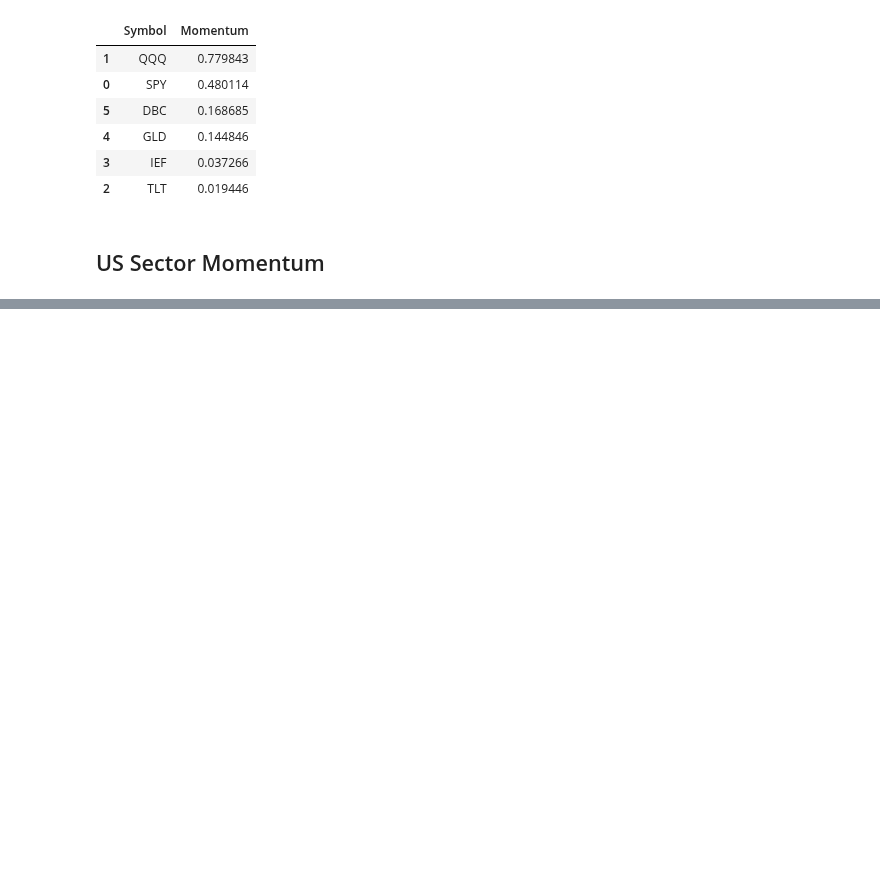
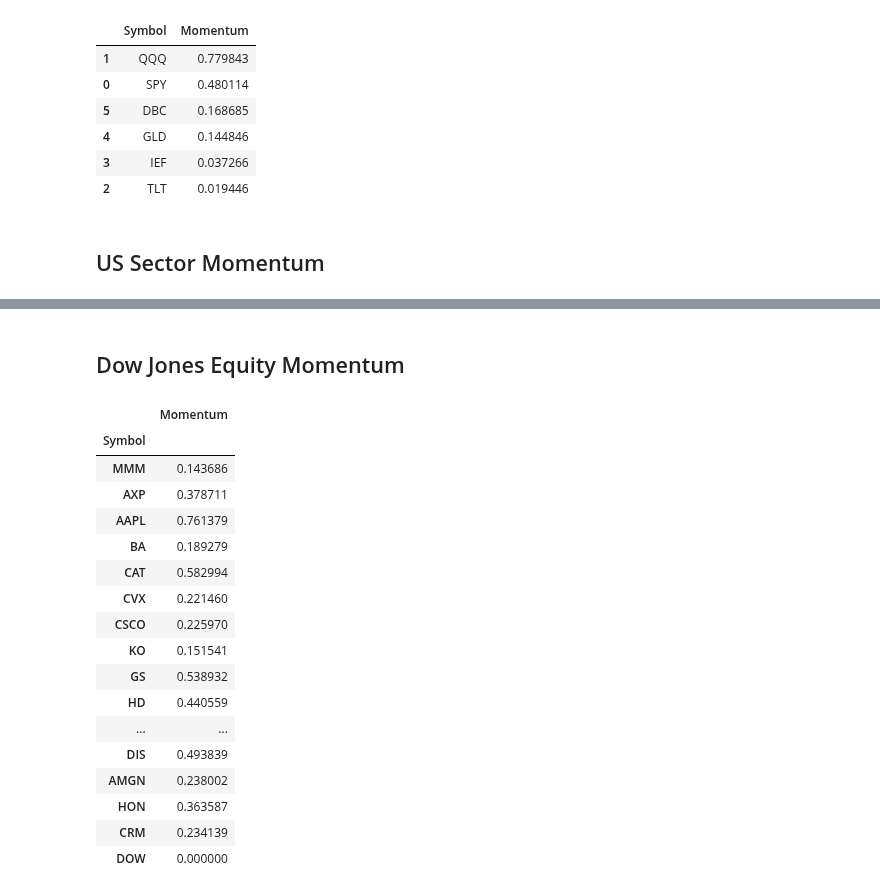
Before and after one commit to eshinhw/quant-portfolio-visualizer, a Jupyter notebook: Questrade Portfolio Manager.ipynb, the cells around one changed output, grey strips where cells are left out. Drawn from its saved outputs; the diff is of its cells as text; code cells hidden in the pictures; blank space fills up the shorter version.

```diff
--- a/Questrade Portfolio Manager.ipynb
+++ b/Questrade Portfolio Manager.ipynb
@@ -128,0 +154,36 @@ sector_df.sort_values(by='Momentum', inplace=True, ascending=False)
+# %% [markdown]
+## Dow Jones Equity Momentum
+# %%
+symbols = pyticker.get_symbols_by_index('DOW JONES')
+
+data = {'Symbol': [], 'Momentum': []}
+
+for symbol in symbols:
+    data['Symbol'].append(symbol)
+    try:
+        data['Momentum'].append(momentum.calculate_equal_weight_momentum(symbol, [1,3,6,12,24,36]))
+    except:
+        data['Momentum'].append(0)
+
+df = pd.DataFrame(data)
+df.set_index('Symbol', inplace=True)
+df
+# %% [output]
+|  | Momentum |
+| Symbol |  |
+| MMM | 0.143686 |
+| AXP | 0.378711 |
+| AAPL | 0.761379 |
+| BA | 0.189279 |
+| CAT | 0.582994 |
+| CVX | 0.221460 |
+| CSCO | 0.225970 |
+| KO | 0.151541 |
+| GS | 0.538932 |
+| HD | 0.440559 |
+| ... | ... |
+| DIS | 0.493839 |
+| AMGN | 0.238002 |
+| HON | 0.363587 |
+| CRM | 0.234139 |
+| DOW | 0.000000 |
```
Also changed, not shown: parts of 9 cells of this notebook, 2 other files.
